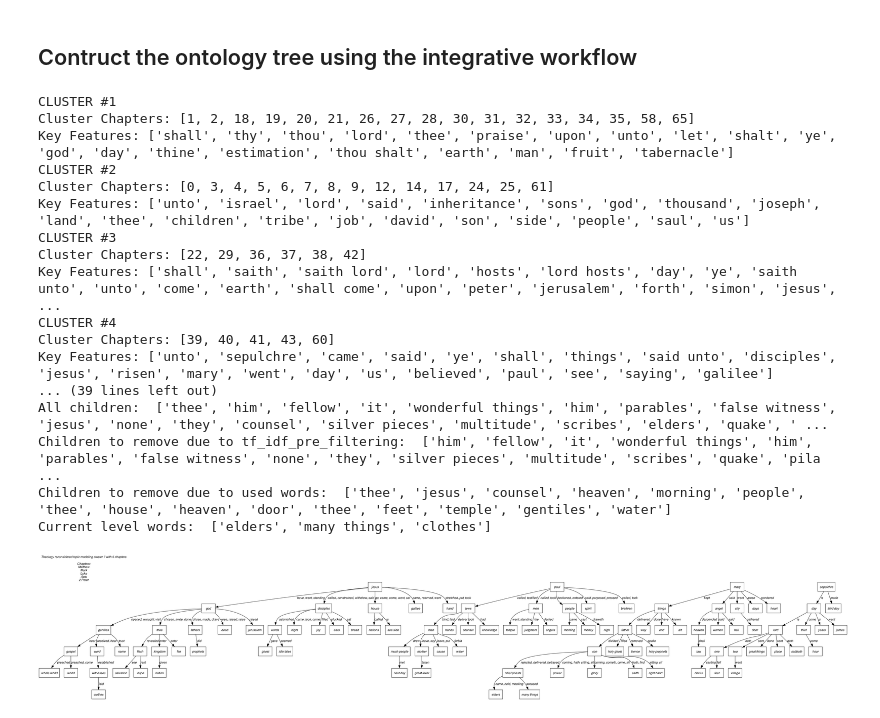
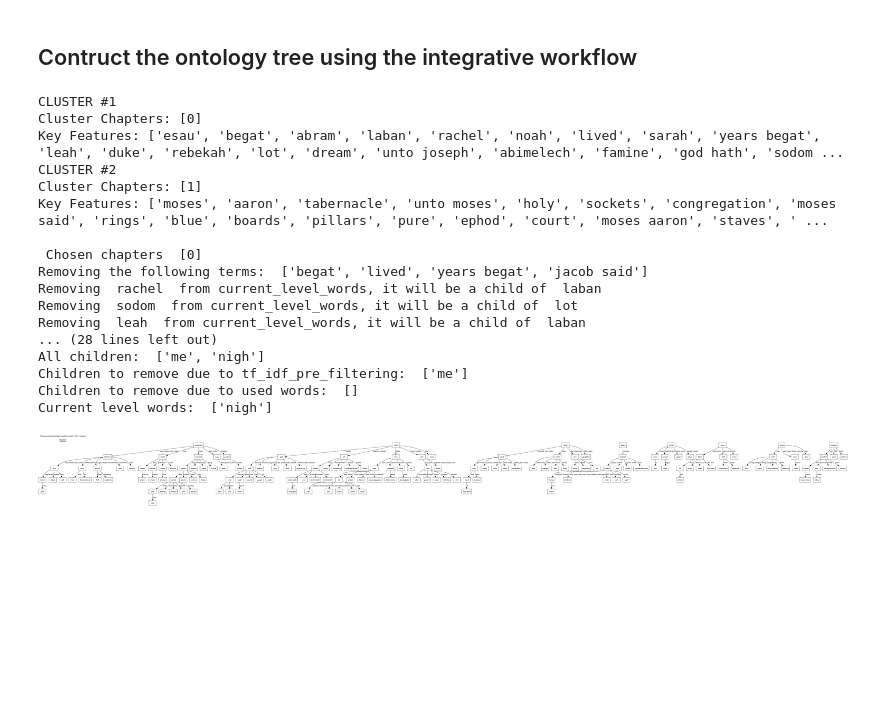
Before and after one commit to zhutchens/hierarchical_clustering, a Jupyter notebook: ontology_hierarchy/key_term_tree_bible.ipynb, the cells around one changed output. Saved outputs shown, nothing was run; the diff lists cells and outputs as text; code cells hidden in the pictures; blank space fills up the shorter version.

Commit message:
Fixed the bible notebook

```diff
--- a/ontology_hierarchy/key_term_tree_bible.ipynb
+++ b/ontology_hierarchy/key_term_tree_bible.ipynb
@@ -20,6 +20,12 @@ kjv_bible_df = preprocess_kjv(
 
 # Get book column unique values.
 all_books = kjv_bible_df["book"].unique()
+
+# Not possible to give just one book yet... Should fix this. TODO
+# If you want to give just one book, you need to give two and then
+# choose the first one as `chosen_chapter` in the next cell.
+# Comment the next line out if you want to run the whole bible.
+all_books = ['Genesis', 'Exodus']
 
 # Specify the number of top words to use.
 n = 70
@@ -31,7 +37,7 @@ for book in all_books:
     for chapter in book_df["chapter"].unique():
         chapter_df = book_df[book_df["chapter"] == chapter]
         book_text += " ".join(chapter_df["text"].values)
-    books.append(" ".join(chapter_df["text"].values))
+    books.append(book_text)
 
 sentences_per_book = []
 for book in all_books:
@@ -50,47 +56,47 @@ chapters = books
 # %%
 (
     ontology_hierarchy,
     all_relations_to_verbs,
     chapter_titles,
 ) = construct_topic_modeling_concept_hierarchy(
     chapters=chapters,
     titles=titles,
     sentences_per_chapter=sentences_per_chapter,
-    num_topics=6,
-    chosen_cluster=4,
+    num_topics=2,
+    chosen_cluster=1,
     hierarchy_depth=5,
     hierarchy_max_width=5,
     n_key_terms=20,
     manually_added_roots=None,
     verbose=True,
 )
 # Draw the ontology hierarchy.
 draw_hierarchy_tree_from_ontology(
     ontological_hierarchy=ontology_hierarchy,
     relations_to_verbs=all_relations_to_verbs,
     title="Theology reconsidered topic modeling cluster "
     + str(7)
     + " with "
     + str(len(chapter_titles))
     + " chapters",
     topic_modelling_chapters=chapter_titles,
 )
 # %% [output]
 CLUSTER #1
-Cluster Chapters: [1, 2, 18, 19, 20, 21, 26, 27, 28, 30, 31, 32, 33, 34, 35, 58, 65]
-Key Features: ['shall', 'thy', 'thou', 'lord', 'thee', 'praise', 'upon', 'unto', 'let', 'shalt', 'ye', 'god', 'day', 'thine', 'estimation', 'thou shalt', 'earth', 'man', 'fruit', 'tabernacle']
+Cluster Chapters: [0]
+Key Features: ['esau', 'begat', 'abram', 'laban', 'rachel', 'noah', 'lived', 'sarah', 'years begat', 'leah', 'duke', 'rebekah', 'lot', 'dream', 'unto joseph', 'abimelech', 'famine', 'god hath', 'sodom ...
 CLUSTER #2
-Cluster Chapters: [0, 3, 4, 5, 6, 7, 8, 9, 12, 14, 17, 24, 25, 61]
-Key Features: ['unto', 'israel', 'lord', 'said', 'inheritance', 'sons', 'god', 'thousand', 'joseph', 'land', 'thee', 'children', 'tribe', 'job', 'david', 'son', 'side', 'people', 'saul', 'us']
-CLUSTER #3
-Cluster Chapters: [22, 29, 36, 37, 38, 42]
-Key Features: ['shall', 'saith', 'saith lord', 'lord', 'hosts', 'lord hosts', 'day', 'ye', 'saith unto', 'unto', 'come', 'earth', 'shall come', 'upon', 'peter', 'jerusalem', 'forth', 'simon', 'jesus', ...
-CLUSTER #4
-Cluster Chapters: [39, 40, 41, 43, 60]
-Key Features: ['unto', 'sepulchre', 'came', 'said', 'ye', 'shall', 'things', 'said unto', 'disciples', 'jesus', 'risen', 'mary', 'went', 'day', 'us', 'believed', 'paul', 'see', 'saying', 'galilee']
-... (39 lines left out)
-All children:  ['thee', 'him', 'fellow', 'it', 'wonderful things', 'him', 'parables', 'false witness', 'jesus', 'none', 'they', 'counsel', 'silver pieces', 'multitude', 'scribes', 'elders', 'quake', ' ...
-Children to remove due to tf_idf_pre_filtering:  ['him', 'fellow', 'it', 'wonderful things', 'him', 'parables', 'false witness', 'none', 'they', 'silver pieces', 'multitude', 'scribes', 'quake', 'pila ...
-Children to remove due to used words:  ['thee', 'jesus', 'counsel', 'heaven', 'morning', 'people', 'thee', 'house', 'heaven', 'door', 'thee', 'feet', 'temple', 'gentiles', 'water']
-Current level words:  ['elders', 'many things', 'clothes']
+Cluster Chapters: [1]
+Key Features: ['moses', 'aaron', 'tabernacle', 'unto moses', 'holy', 'sockets', 'congregation', 'moses said', 'rings', 'blue', 'boards', 'pillars', 'pure', 'ephod', 'court', 'moses aaron', 'staves', ' ...
+
+ Chosen chapters  [0]
+Removing the following terms:  ['begat', 'lived', 'years begat', 'jacob said']
+Removing  rachel  from current_level_words, it will be a child of  laban
+Removing  sodom  from current_level_words, it will be a child of  lot
+Removing  leah  from current_level_words, it will be a child of  laban
+... (28 lines left out)
+All children:  ['me', 'nigh']
+Children to remove due to tf_idf_pre_filtering:  ['me']
+Children to remove due to used words:  []
+Current level words:  ['nigh']
-[figure, old version]
+[figure, new version]
```
Also changed, not shown: 1 other file.
